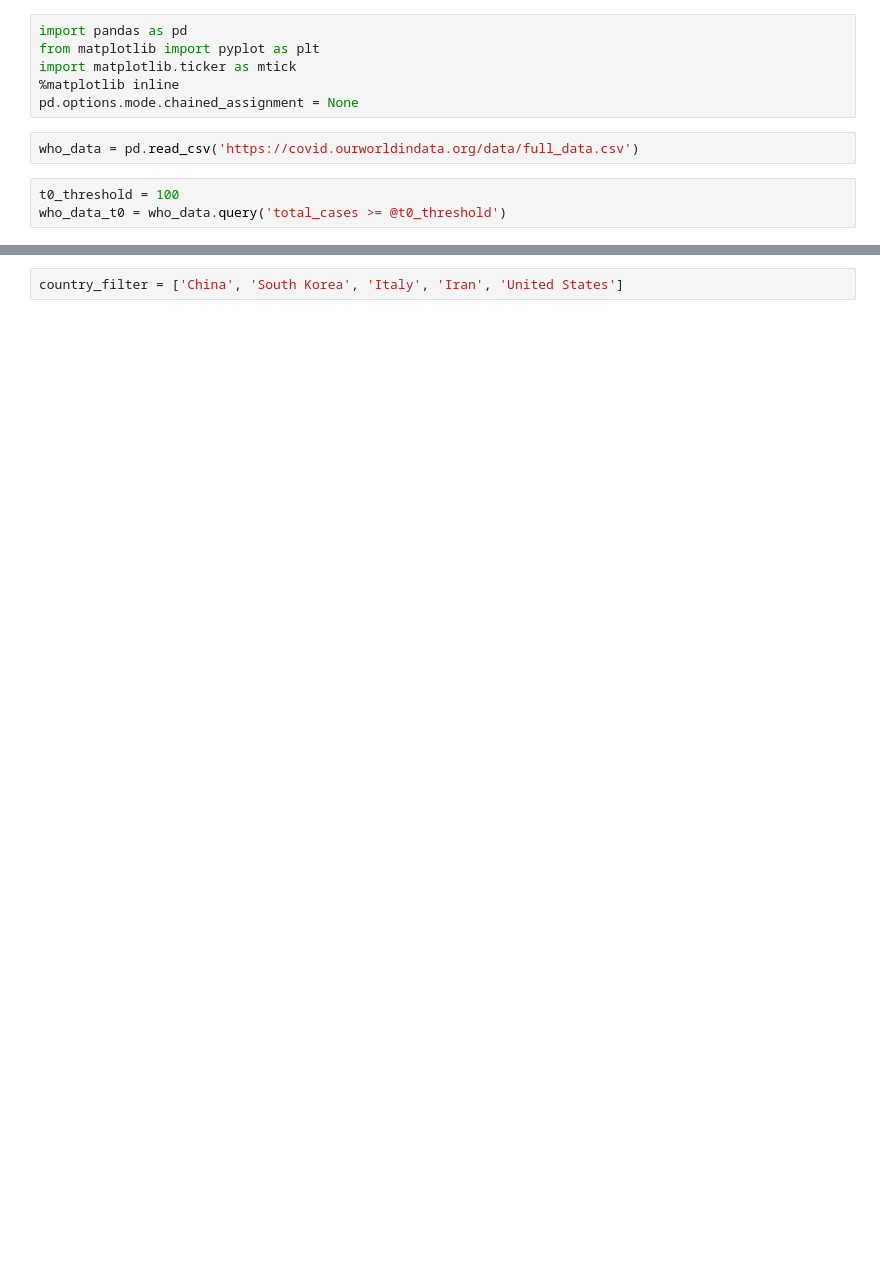
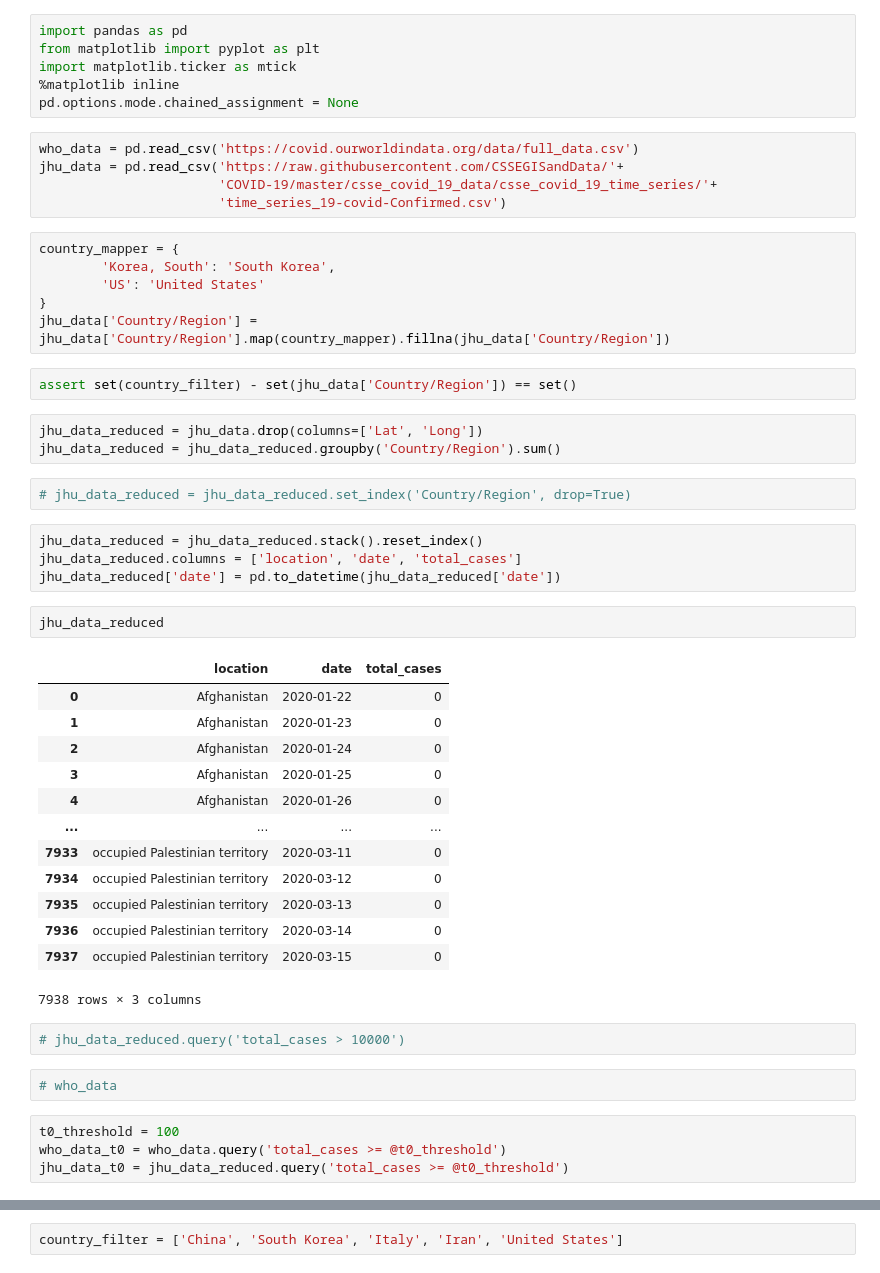
Before and after one commit to slstarnes/coronavirus-stats, a Jupyter notebook: Coronavirus.ipynb, the cells around one changed output, grey strips where cells are left out. Saved outputs shown, nothing was run; the diff lists cells and outputs as text; blank space fills up the shorter version.

```diff
--- a/Coronavirus.ipynb
+++ b/Coronavirus.ipynb
@@ -6,7 +6,48 @@ import matplotlib.ticker as mtick
 pd.options.mode.chained_assignment = None
 # %%
 who_data = pd.read_csv('https://covid.ourworldindata.org/data/full_data.csv')
+jhu_data = pd.read_csv('https://raw.githubusercontent.com/CSSEGISandData/'+
+                       'COVID-19/master/csse_covid_19_data/csse_covid_19_time_series/'+
+                       'time_series_19-covid-Confirmed.csv')
+# %%
+country_mapper = {
+        'Korea, South': 'South Korea',
+        'US': 'United States'
+}
+jhu_data['Country/Region'] = jhu_data['Country/Region'].map(country_mapper).fillna(jhu_data['Country/Region'])
+# %%
+assert set(country_filter) - set(jhu_data['Country/Region']) == set()
+# %%
+jhu_data_reduced = jhu_data.drop(columns=['Lat', 'Long'])
+jhu_data_reduced = jhu_data_reduced.groupby('Country/Region').sum()
+# %%
+# jhu_data_reduced = jhu_data_reduced.set_index('Country/Region', drop=True)
+# %%
+jhu_data_reduced = jhu_data_reduced.stack().reset_index()
+jhu_data_reduced.columns = ['location', 'date', 'total_cases']
+jhu_data_reduced['date'] = pd.to_datetime(jhu_data_reduced['date'])
+# %%
+jhu_data_reduced
+# %% [output]
+|  | location | date | total_cases |
+| 0 | Afghanistan | 2020-01-22 | 0 |
+| 1 | Afghanistan | 2020-01-23 | 0 |
+| 2 | Afghanistan | 2020-01-24 | 0 |
+| 3 | Afghanistan | 2020-01-25 | 0 |
+| 4 | Afghanistan | 2020-01-26 | 0 |
+| ... | ... | ... | ... |
+| 7933 | occupied Palestinian territory | 2020-03-11 | 0 |
+| 7934 | occupied Palestinian territory | 2020-03-12 | 0 |
+| 7935 | occupied Palestinian territory | 2020-03-13 | 0 |
+| 7936 | occupied Palestinian territory | 2020-03-14 | 0 |
+| 7937 | occupied Palestinian territory | 2020-03-15 | 0 |
+7938 rows × 3 columns
+# %%
+# jhu_data_reduced.query('total_cases > 10000')
+# %%
+# who_data
 # %%
 t0_threshold = 100
 who_data_t0 = who_data.query('total_cases >= @t0_threshold')
+jhu_data_t0 = jhu_data_reduced.query('total_cases >= @t0_threshold')
 # %%
```
Also changed, not shown: parts of 8 cells of this notebook.
